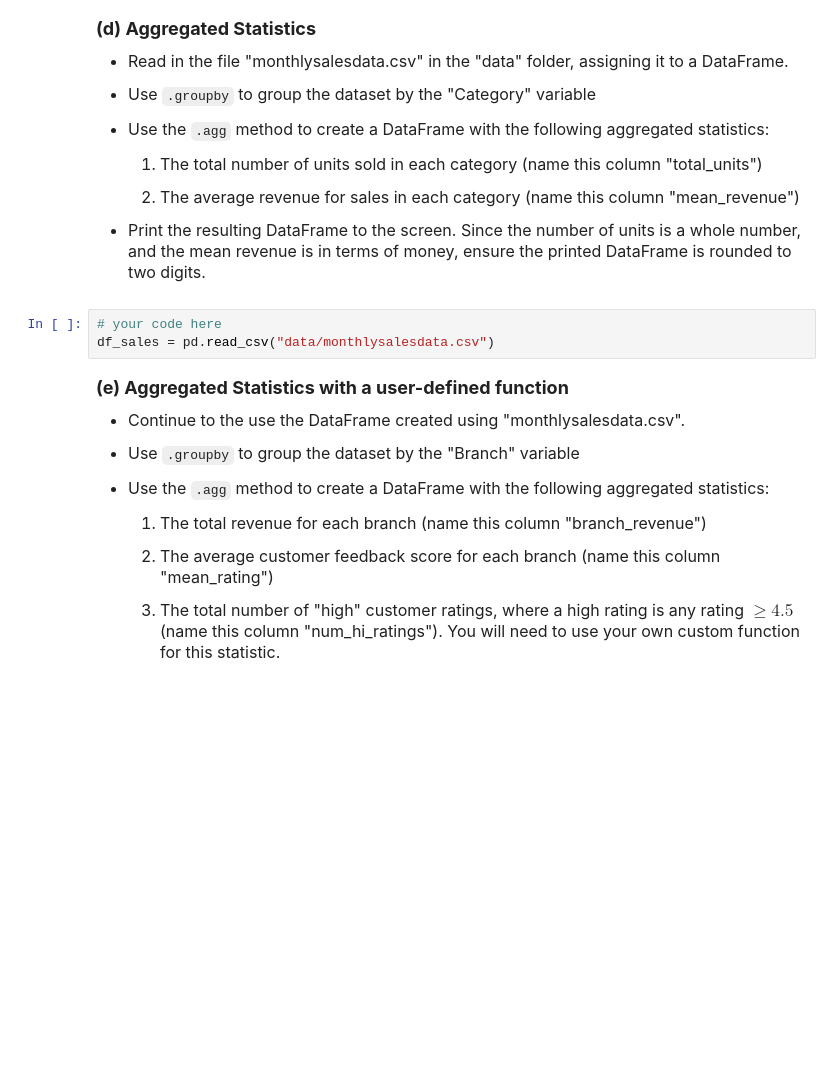
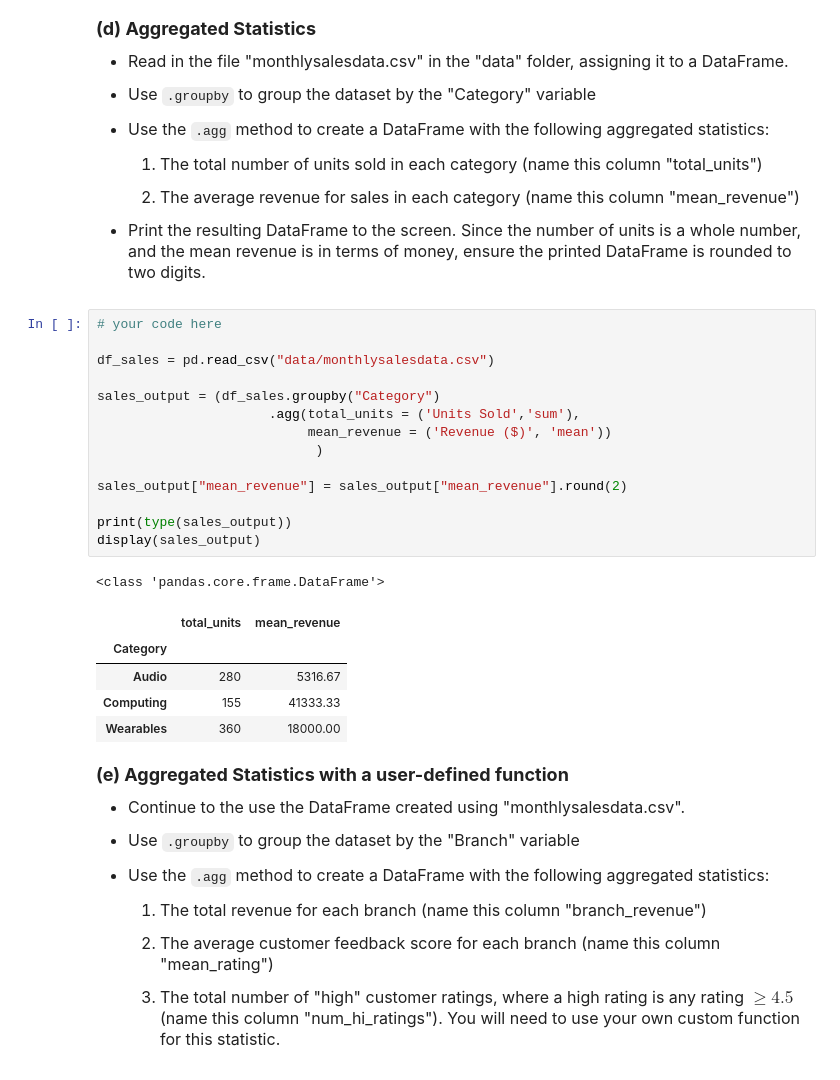
Before and after one commit to ElsaMathew-Lewis/datasci151spring26, a Jupyter notebook: _assignments/assignment_9/Assignment9.ipynb, the cells around one changed output. Cells and saved outputs as stored; diff of their text form; blank space fills up the shorter version.

```diff
--- a/_assignments/assignment_9/Assignment9.ipynb
+++ b/_assignments/assignment_9/Assignment9.ipynb
@@ -150,7 +177,25 @@ $$\textrm{cost per rating} = \frac{\textrm{wage in euros}}{\textrm{overall ratin
 - Print the resulting DataFrame to the screen. Since the number of units is a whole number, and the mean revenue is in terms of money, ensure the printed DataFrame is rounded to two digits.
 # %%
 # your code here
+
 df_sales = pd.read_csv("data/monthlysalesdata.csv")
+
+sales_output = (df_sales.groupby("Category")
+                      .agg(total_units = ('Units Sold','sum'),
+                           mean_revenue = ('Revenue ($)', 'mean'))
+                            )
+
+sales_output["mean_revenue"] = sales_output["mean_revenue"].round(2)
+
+print(type(sales_output))
+display(sales_output)
+# %% [output]
+<class 'pandas.core.frame.DataFrame'>
+|  | total_units | mean_revenue |
+| Category |  |  |
+| Audio | 280 | 5316.67 |
+| Computing | 155 | 41333.33 |
+| Wearables | 360 | 18000.00 |
 # %% [markdown]
 <font size = "4">
 
```
Also changed, not shown: parts of 4 cells of this notebook.
